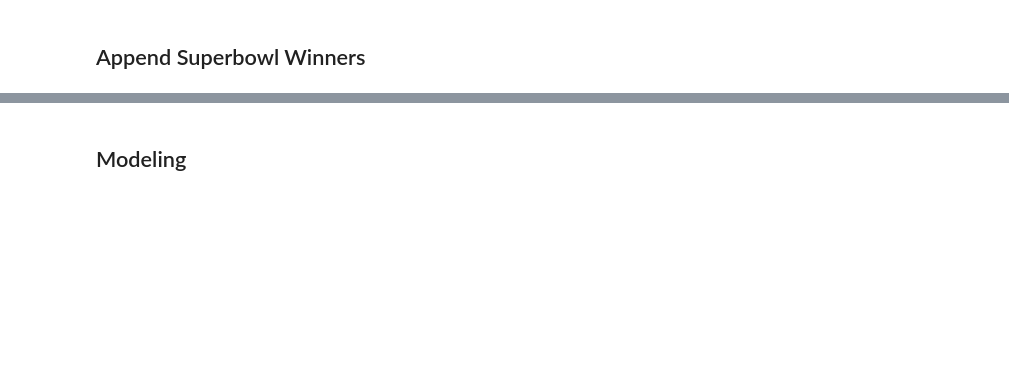
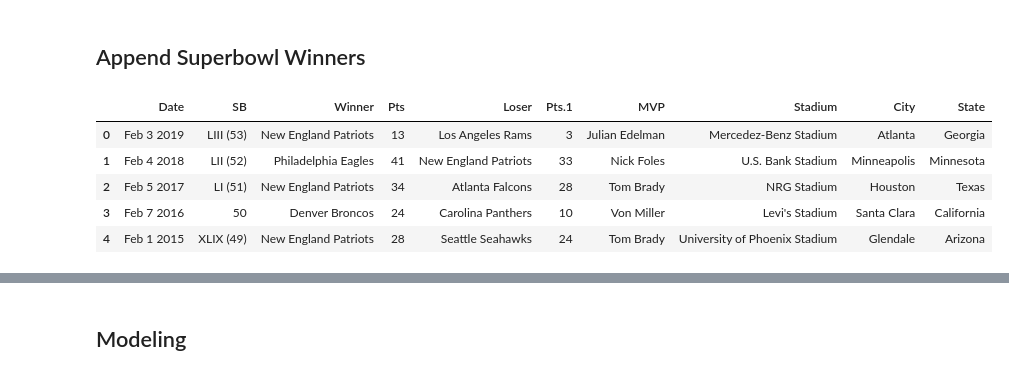
Before and after one commit to stefimaz/Praedico, a Jupyter notebook: Combine_csv.ipynb, the cells around one changed output, grey strips where cells are left out. Cells and saved outputs as stored; diff of their text form; code cells hidden in the pictures; blank space fills up the shorter version.

```diff
--- a/Combine_csv.ipynb
+++ b/Combine_csv.ipynb
@@ -340,8 +388,15 @@ for col in [columns]:
 # %%
 mydata['Superbowl'] = 0
 # %%
-SBwinners = pd.read_csv('./resources/SuperbowlWinners.csv')
-SBwinners.drop(columns=['Unnamed: 0'], inplace=True)
+sbwinners = pd.read_csv('./resources/SuperbowlWinners.csv')
+sbwinners.drop(columns=['Unnamed: 0'], inplace=True)
 # %%
-SBwinners.head()
+sbwinners.head()
+# %% [output]
+|  | Date | SB | Winner | Pts | Loser | Pts.1 | MVP | Stadium | City | State |
+| 0 | Feb 3 2019 | LIII (53) | New England Patriots | 13 | Los Angeles Rams | 3 | Julian Edelman | Mercedez-Benz Stadium | Atlanta | Georgia |
+| 1 | Feb 4 2018 | LII (52) | Philadelphia Eagles | 41 | New England Patriots | 33 | Nick Foles | U.S. Bank Stadium | Minneapolis | Minnesota |
+| 2 | Feb 5 2017 | LI (51) | New England Patriots | 34 | Atlanta Falcons | 28 | Tom Brady | NRG Stadium | Houston | Texas |
+| 3 | Feb 7 2016 | 50 | Denver Broncos | 24 | Carolina Panthers | 10 | Von Miller | Levi's Stadium | Santa Clara | California |
+| 4 | Feb 1 2015 | XLIX (49) | New England Patriots | 28 | Seattle Seahawks | 24 | Tom Brady | University of Phoenix Stadium | Glendale | Arizona |
 # %%
```
Also changed, not shown: parts of 31 cells of this notebook.
